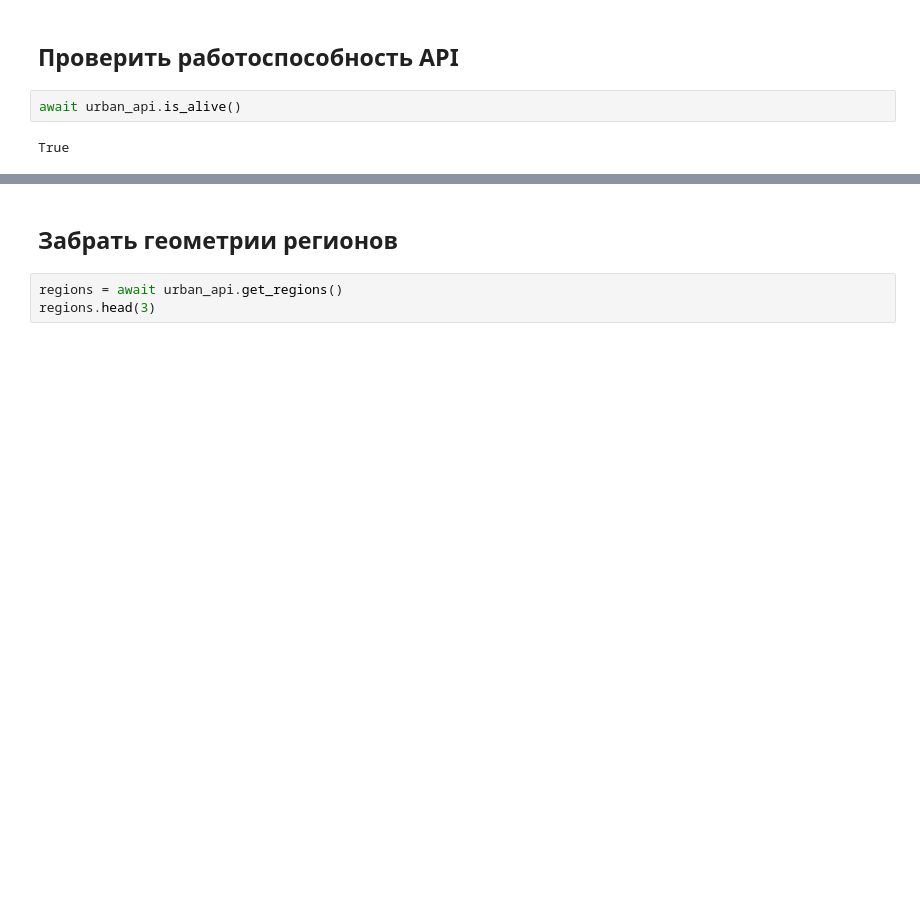
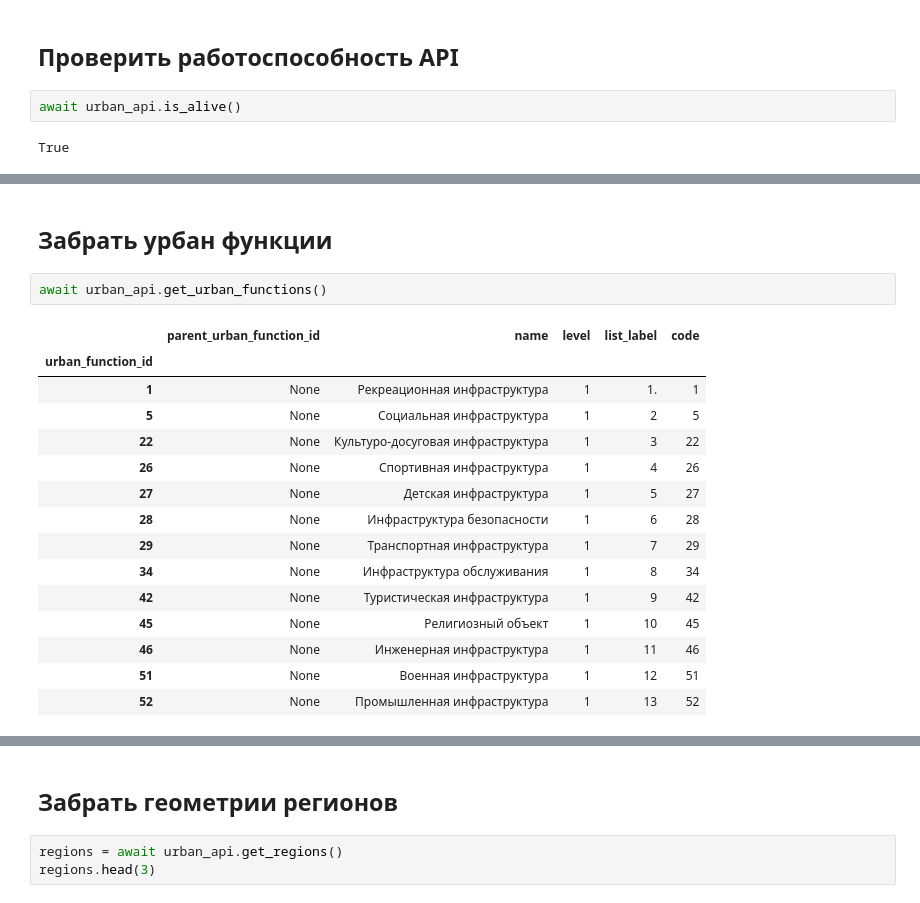
Before and after one commit to vasilstar97/idu-clients, a Jupyter notebook: examples/urban_api.ipynb, the cells around one changed output, grey strips where cells are left out. Drawn from its saved outputs; the diff is of its cells as text; blank space fills up the shorter version.

```diff
--- a/examples/urban_api.ipynb
+++ b/examples/urban_api.ipynb
@@ -12,0 +32,20 @@ True
+# %% [markdown]
+## Забрать урбан функции
+# %%
+await urban_api.get_urban_functions()
+# %% [output]
+|  | parent_urban_function_id | name | level | list_label | code |
+| urban_function_id |  |  |  |  |  |
+| 1 | None | Рекреационная инфраструктура | 1 | 1. | 1 |
+| 5 | None | Социальная инфраструктура | 1 | 2 | 5 |
+| 22 | None | Культуро-досуговая инфраструктура | 1 | 3 | 22 |
+| 26 | None | Спортивная инфраструктура | 1 | 4 | 26 |
+| 27 | None | Детская инфраструктура | 1 | 5 | 27 |
+| 28 | None | Инфраструктура безопасности | 1 | 6 | 28 |
+| 29 | None | Транспортная инфраструктура | 1 | 7 | 29 |
+| 34 | None | Инфраструктура обслуживания | 1 | 8 | 34 |
+| 42 | None | Туристическая инфраструктура | 1 | 9 | 42 |
+| 45 | None | Религиозный объект | 1 | 10 | 45 |
+| 46 | None | Инженерная инфраструктура | 1 | 11 | 46 |
+| 51 | None | Военная инфраструктура | 1 | 12 | 51 |
+| 52 | None | Промышленная инфраструктура | 1 | 13 | 52 |
```
Also changed, not shown: parts of 10 cells of this notebook, 1 other file.
